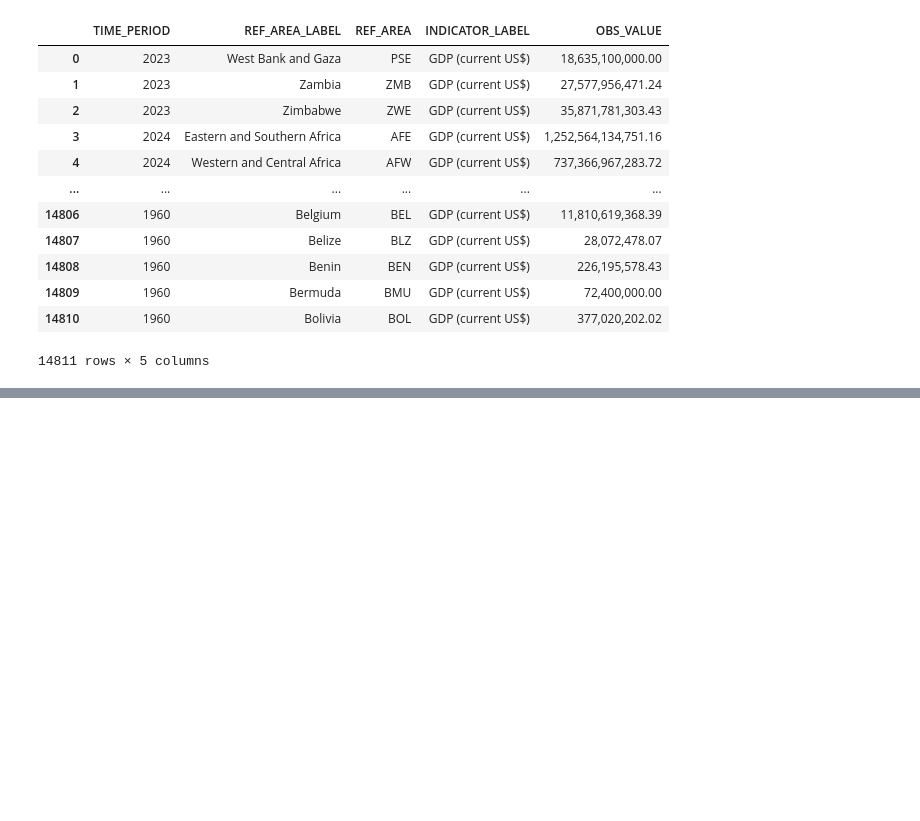
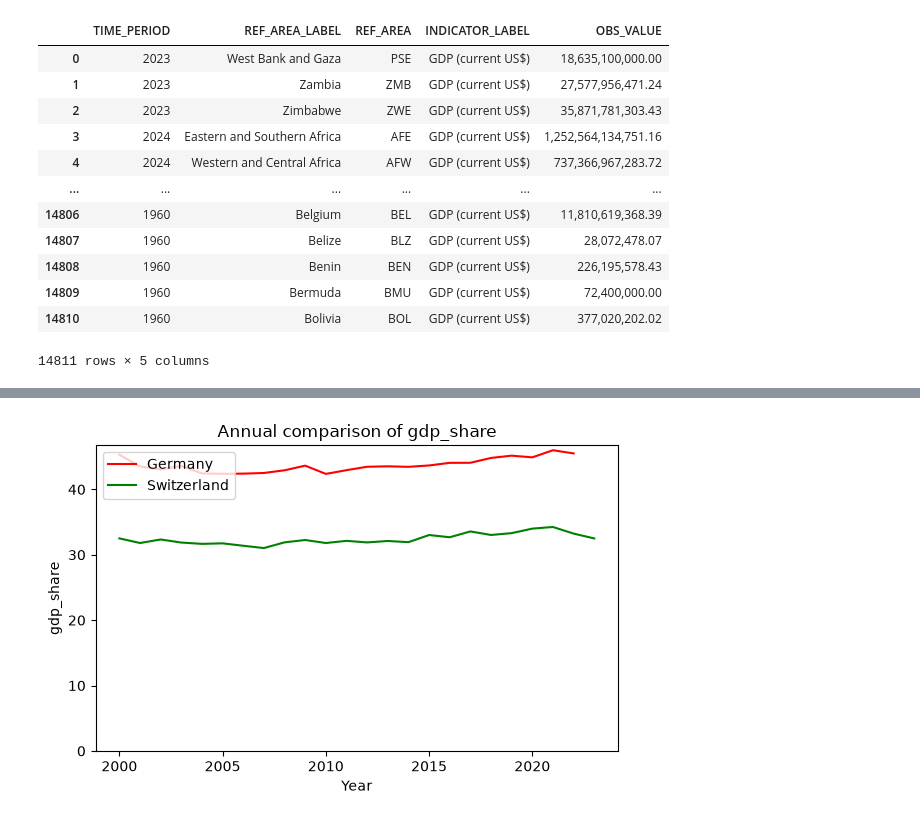
Before and after one commit to DeanDro/StartupMix, a Jupyter notebook: economic_analysis.ipynb, the cells around one changed output, grey strips where cells are left out. Cells and saved outputs as stored; diff of their text form; code cells hidden in the pictures; blank space fills up the shorter version.

```diff
--- a/economic_analysis.ipynb
+++ b/economic_analysis.ipynb
@@ -59,0 +164,11 @@ gdp_target
+# %%
+# Government revenues as share of GDP
+
+gov_revenue = pd.read_csv("https://ourworldindata.org/grapher/government-revenues-as-a-share-of-gdp-imf.csv?v=1&csvType=full&useColumnShortNames=true",
+                          storage_options = {'User-Agent': 'Our World In Data data fetch/1.0'})
+
+metadata_gov_rev = requests.get("https://ourworldindata.org/grapher/government-revenues-as-a-share-of-gdp-imf.metadata.json?v=1&csvType=full&useColumnShortNames=true").json()
+# %%
+gov_revenue['gdp_share'] = gov_revenue['_17_1_1__gr_g14_gdp']
+gov_revenue = gov_revenue.drop(columns=['_17_1_1__gr_g14_gdp'])
+gov_revenue
@@ -59,0 +189,4 @@ gdp_target
+# %%
+simple_plot_graph(gov_revenue, "Germany", "Switzerland", "gdp_share")
+# %% [output]
+[figure, added]
```
Also changed, not shown: parts of 13 cells of this notebook, 2 other files.
